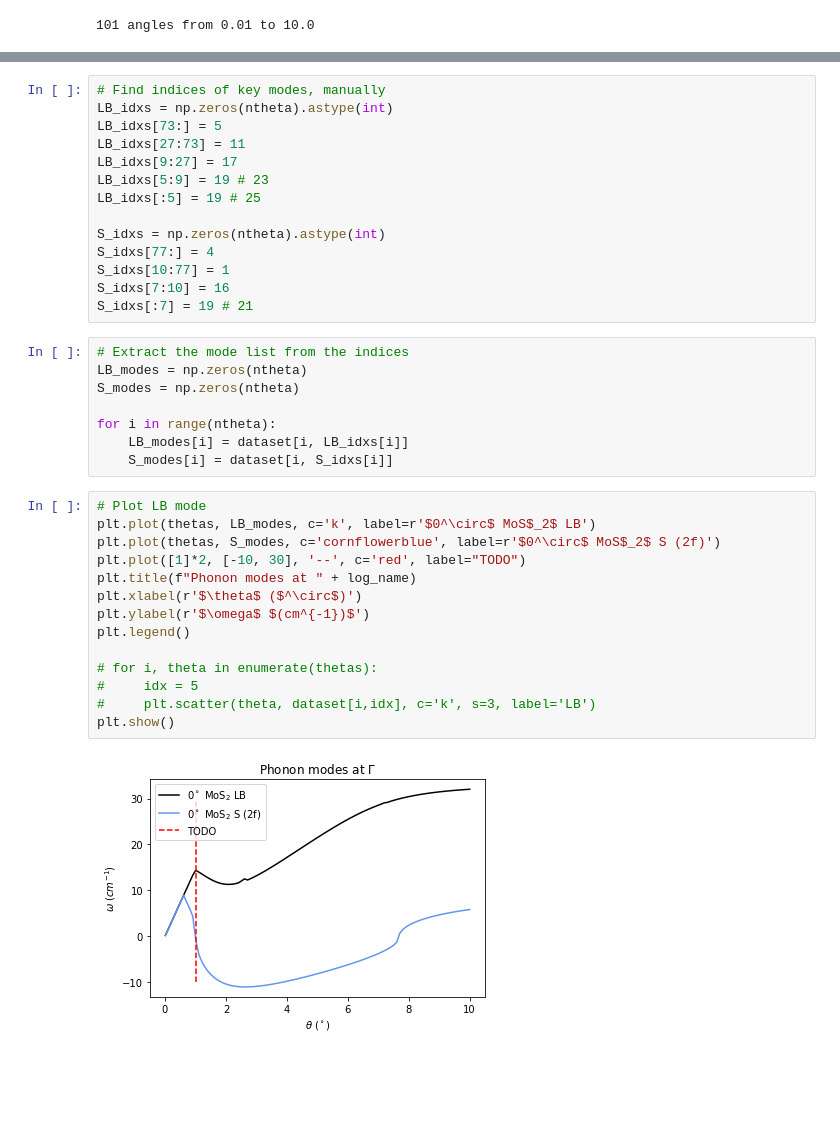
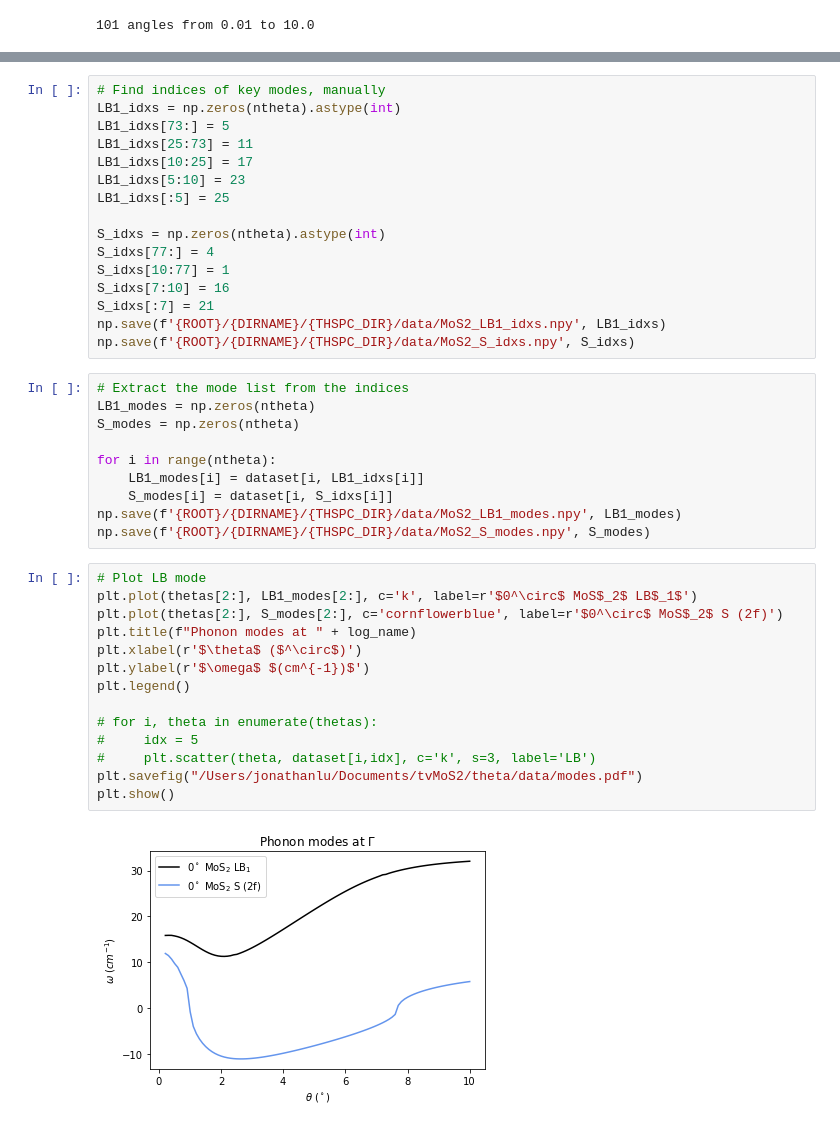
Before and after one commit to jz-lu/ml-ph, a Jupyter notebook: ALLEGRO_ANALYZER/thspc_modes.ipynb, the cells around one changed output, grey strips where cells are left out. Drawn from its saved outputs; the diff is of its cells as text; blank space fills up the shorter version.

```diff
--- a/ALLEGRO_ANALYZER/thspc_modes.ipynb
+++ b/ALLEGRO_ANALYZER/thspc_modes.ipynb
@@ -64,38 +64,42 @@ Coords shape: (1521, 2)
 # %%
 # Find indices of key modes, manually
-LB_idxs = np.zeros(ntheta).astype(int)
-LB_idxs[73:] = 5
-LB_idxs[27:73] = 11
-LB_idxs[9:27] = 17
-LB_idxs[5:9] = 19 # 23
-LB_idxs[:5] = 19 # 25
+LB1_idxs = np.zeros(ntheta).astype(int)
+LB1_idxs[73:] = 5
+LB1_idxs[25:73] = 11
+LB1_idxs[10:25] = 17
+LB1_idxs[5:10] = 23
+LB1_idxs[:5] = 25
 
 S_idxs = np.zeros(ntheta).astype(int)
 S_idxs[77:] = 4
 S_idxs[10:77] = 1
 S_idxs[7:10] = 16
-S_idxs[:7] = 19 # 21
+S_idxs[:7] = 21
+np.save(f'{ROOT}/{DIRNAME}/{THSPC_DIR}/data/MoS2_LB1_idxs.npy', LB1_idxs)
+np.save(f'{ROOT}/{DIRNAME}/{THSPC_DIR}/data/MoS2_S_idxs.npy', S_idxs)
 # %%
 # Extract the mode list from the indices
-LB_modes = np.zeros(ntheta)
+LB1_modes = np.zeros(ntheta)
 S_modes = np.zeros(ntheta)
 
 for i in range(ntheta):
-    LB_modes[i] = dataset[i, LB_idxs[i]]
+    LB1_modes[i] = dataset[i, LB1_idxs[i]]
     S_modes[i] = dataset[i, S_idxs[i]]
+np.save(f'{ROOT}/{DIRNAME}/{THSPC_DIR}/data/MoS2_LB1_modes.npy', LB1_modes)
+np.save(f'{ROOT}/{DIRNAME}/{THSPC_DIR}/data/MoS2_S_modes.npy', S_modes)
 # %%
 # Plot LB mode
-plt.plot(thetas, LB_modes, c='k', label=r'$0^\circ$ MoS$_2$ LB')
-plt.plot(thetas, S_modes, c='cornflowerblue', label=r'$0^\circ$ MoS$_2$ S (2f)')
-plt.plot([1]*2, [-10, 30], '--', c='red', label="TODO")
+plt.plot(thetas[2:], LB1_modes[2:], c='k', label=r'$0^\circ$ MoS$_2$ LB$_1$')
+plt.plot(thetas[2:], S_modes[2:], c='cornflowerblue', label=r'$0^\circ$ MoS$_2$ S (2f)')
 plt.title(f"Phonon modes at " + log_name)
 plt.xlabel(r'$\theta$ ($^\circ$)')
 plt.ylabel(r'$\omega$ $(cm^{-1})$')
 plt.legend()
 
 # for i, theta in enumerate(thetas):
 #     idx = 5
 #     plt.scatter(theta, dataset[i,idx], c='k', s=3, label='LB')
+plt.savefig("/Users/jonathanlu/Documents/tvMoS2/theta/data/modes.pdf")
 plt.show()
 # %% [output]
-[figure, old version]
+[figure, new version]
```
Also changed, not shown: parts of 2 cells of this notebook, 4 other files.
